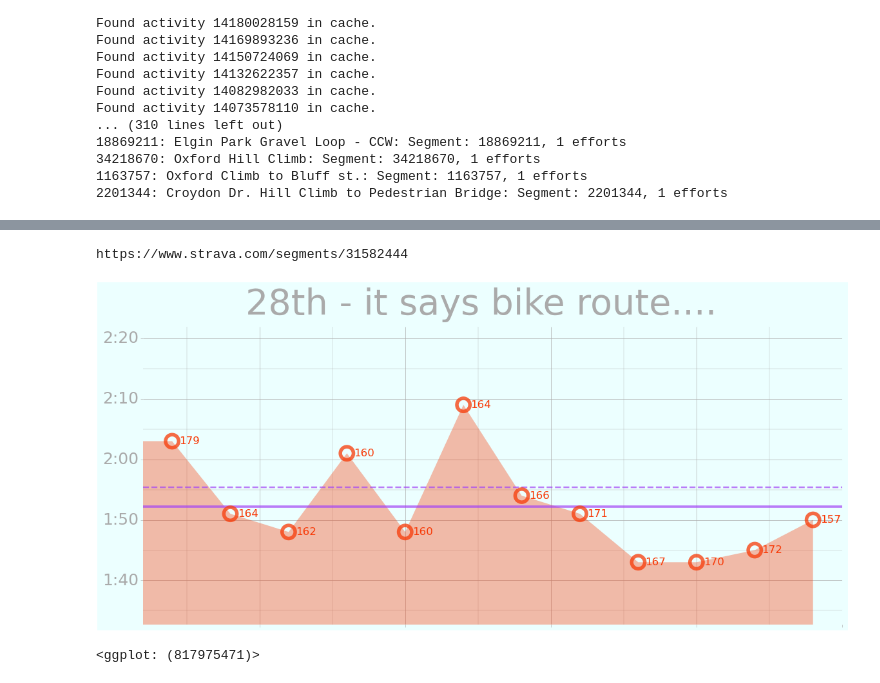
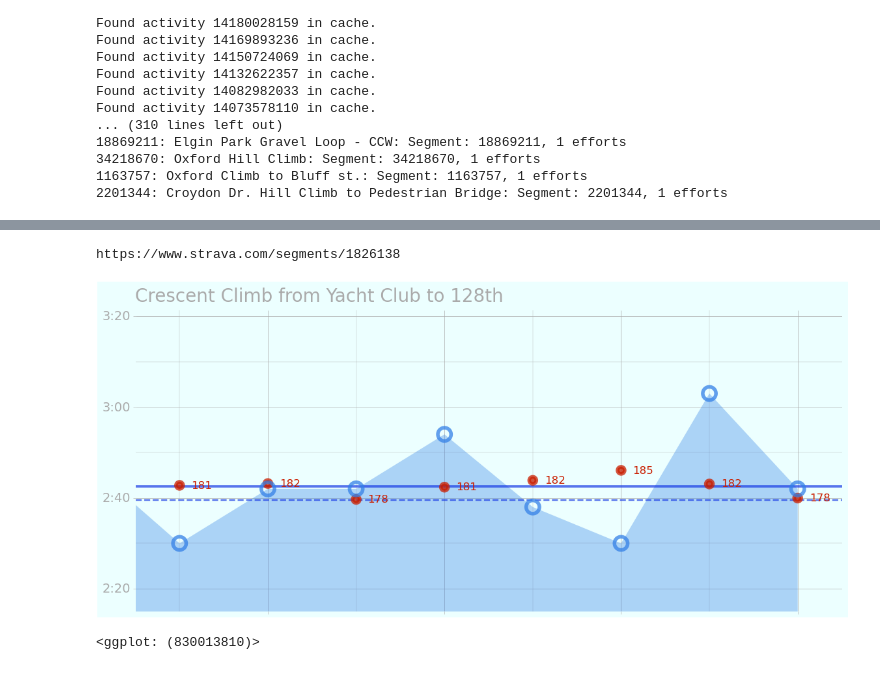
Before and after one commit to NWNHT/StravaPlotting, a Jupyter notebook: src/segments.ipynb, the cells around one changed output, grey strips where cells are left out. Saved outputs shown, nothing was run; the diff lists cells and outputs as text; code cells hidden in the pictures.

Commit message:
tweak some of the plot display

```diff
--- a/src/segments.ipynb
+++ b/src/segments.ipynb
@@ -616,8 +594,8 @@ dtype: int64
 # %%
 segment_id = list(bc_segments.keys())[0] # marine kicker
-# segment_id = list(bc_segments.keys())[7] # marine kicker
-# segment_id = list(bc_segments.keys())[11] # Duprex to Magdalen
-# segment_id = list(bc_segments.keys())[21] # Crescent Climb
+segment_id = list(bc_segments.keys())[7] # marine kicker
+segment_id = list(bc_segments.keys())[11] # Duprex to Magdalen
+segment_id = list(bc_segments.keys())[21] # Crescent Climb
 # for segment_id in bc_segments.keys():
 segment_link = f'https://www.strava.com/segments/{segment_id}'
 print(segment_link)
@@ -633,8 +611,18 @@ plot_df = bc_segments[segment_id].effort_df()
 segment_name = plot_df.SegmentName[0]
 
 # Plot Controls and Calculations
-previous_x = 12
+previous_x = 8
 plot_df_prev = plot_df[plot_df.DateTimeIndex > (plot_df.DateTimeIndex.max() - previous_x)]
+
+# Colours
+ribbon_colour = '#5FE4E7'
+ribbon_colour = '#3481E7'
+averages_colour = '#A343F6'
+averages_colour = '#1A4F1B'
+averages_colour = '#1638E5'
+hr_colour = '#CA1E00'
+# hr_colour = '#E74F59'
+# hr_colour = stred
 
 # --- X ---
 # Full Range
@@ -661,41 +649,50 @@ ylim = (ymin, ymax)
 plot_df['xmin'] = xmin
 plot_df['xmax'] = xmax
 plot_df['ymin'] = ymin
+plot_df['ymax'] = ymax
 
 # --- Labels ---
 plot_df['AverageHRLabel'] = plot_df.AverageHR.apply(lambda x: round(x))
 
 # --- Averages ---
 alltime_avg = plot_df['MovingTime[s]'].mean()
 window_avg = plot_df_prev['MovingTime[s]'].mean()
 
+# --- Heartrate Points ---
+plot_df['AverageHRPlot'] = plot_df.AverageHR + plot_df_prev['MovingTime[s]'].mean() - plot_df_prev.AverageHR.mean()
+
 g = (gg.ggplot(plot_df)
-    + gg.geom_ribbon(gg.aes(x='DateTimeIndex', ymin='ymin', ymax='MovingTime[s]'), fill=stred, alpha=0.35)
+    # + gg.geom_ribbon(gg.aes(x='DateTimeIndex', ymin='AverageHRPlot', ymax='ymax'), fill=hr_colour, alpha=0.35)
+    # + gg.geom_ribbon(gg.aes(x='DateTimeIndex', ymin='ymin', ymax='AverageHRPlot'), fill=hr_colour, alpha=0.35)
+    + gg.geom_ribbon(gg.aes(x='DateTimeIndex', ymin='ymin', ymax='MovingTime[s]'), fill=ribbon_colour, alpha=0.35)
 
-    + gg.geom_hline(gg.aes(yintercept=alltime_avg), size=1, colour='#A343F6', alpha=0.7, linetype='dashed')
-    + gg.geom_hline(gg.aes(yintercept=window_avg), size=1.5, colour='#A343F6', alpha=0.7)
+    + gg.geom_hline(gg.aes(yintercept=alltime_avg), size=1, colour=averages_colour, alpha=0.7, linetype='dashed')
+    + gg.geom_hline(gg.aes(yintercept=window_avg), size=1.5, colour=averages_colour, alpha=0.7)
 
-    + gg.geom_point(gg.aes(x='DateTimeIndex', y='MovingTime[s]'), size=6, alpha=0.75, stroke=2.25, colour=stred, fill="none")
+    + gg.geom_point(gg.aes(x='DateTimeIndex', y='AverageHRPlot'), size=2.2, alpha=0.75, stroke=2.25, colour=hr_colour)
+    + gg.geom_point(gg.aes(x='DateTimeIndex', y='MovingTime[s]'), size=6, alpha=0.75, stroke=2.25, colour=ribbon_colour, fill="none")
 
-    + gg.geom_text(gg.aes(x='DateTimeIndex + 0.3', y='MovingTime[s]', label='AverageHRLabel'), colour=stred, size=12)
+    + gg.geom_text(gg.aes(x='DateTimeIndex + 0.25', y='AverageHRPlot', label='AverageHRLabel'), colour=hr_colour, size=12)
 
     + gg.coord_cartesian(xlim=xlim, ylim=ylim, expand=False)
 
     + gg.scale_y_continuous(labels=lambda y: [f"{x // 60:0.0f}:{x % 60:02.0f}" for x in y])
 
     + pt.gg_theme()
     + gg.theme(figure_size=(14, 6),
             panel_border=gg.element_blank(),
             axis_text=gg.element_text(size=18),
             axis_title=gg.element_text(size=24),
             axis_text_x=gg.element_blank(),
+            axis_text_y=gg.element_text(size=14),
+            plot_title=gg.element_text(size=20, ha='left'),
             )
-    + gg.labs(x="", y="", title=segment_name)
+    + gg.labs(x="", y="", title=segment_name,)
 
 )
 # g.save(filename=segment_plot_path + f"{segment_id}.png")
 g
 # %% [output]
-https://www.strava.com/segments/31582444
+https://www.strava.com/segments/1826138
-[figure, old version]
+[figure, new version]
-<ggplot: (817975471)>
+<ggplot: (830013810)>
```
Also changed, not shown: parts of 7 cells of this notebook.
